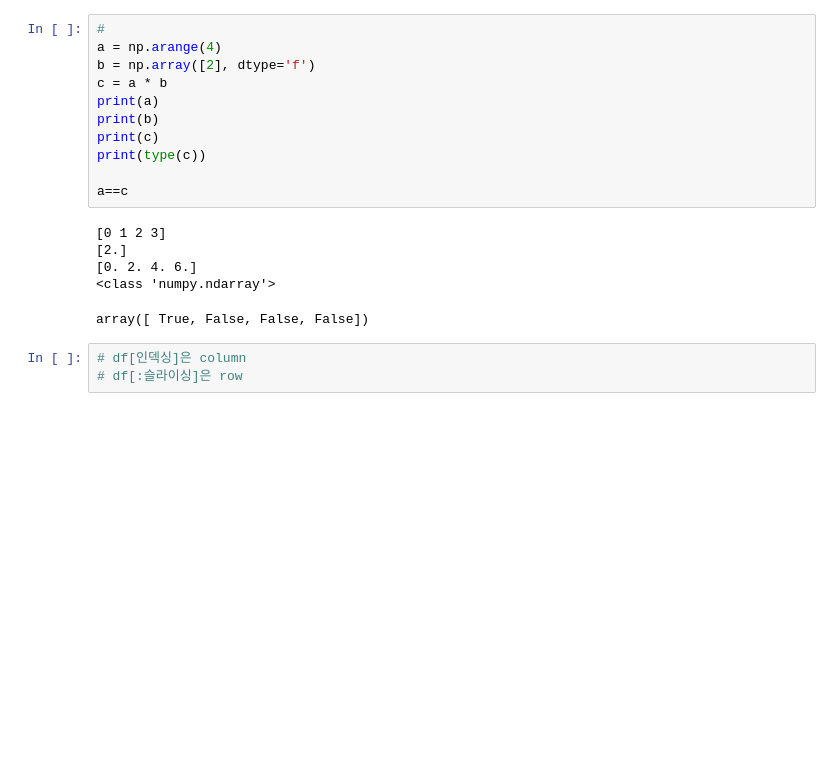
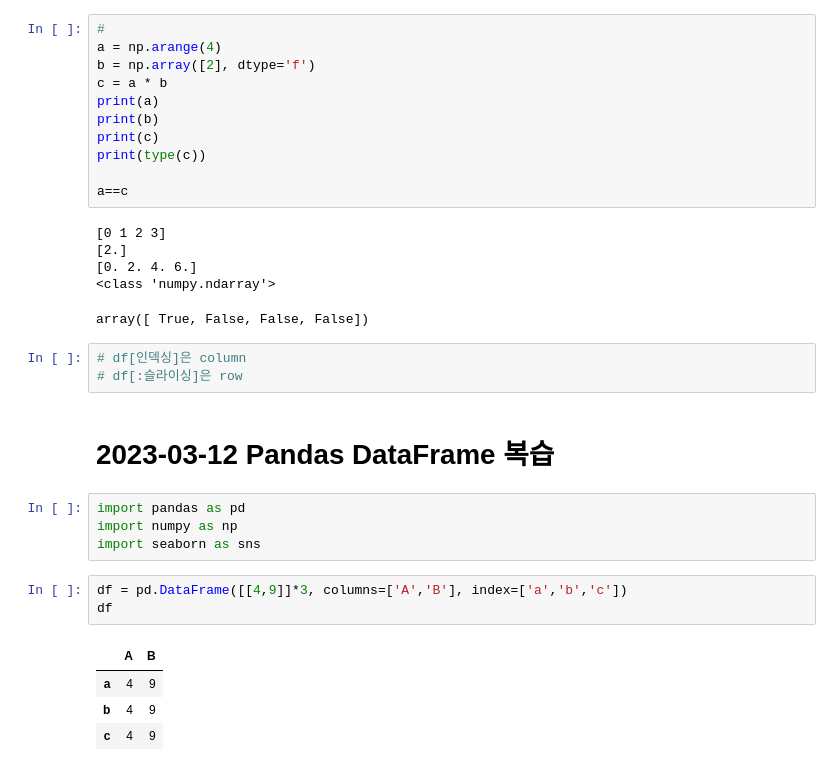
Before and after one commit to HyeshinLim/python_with_lksee, a Jupyter notebook: practice&review_lesson.ipynb, the cells around one changed output. Cells and saved outputs as stored; diff of their text form; blank space fills up the shorter version.

```diff
--- a/practice&review_lesson.ipynb
+++ b/practice&review_lesson.ipynb
@@ -826,3 +826,17 @@ array([ True, False, False, False])
 # %%
 # df[인덱싱]은 column
 # df[:슬라이싱]은 row
+# %% [markdown]
+# 2023-03-12 Pandas DataFrame 복습
+# %%
+import pandas as pd
+import numpy as np
+import seaborn as sns
+# %%
+df = pd.DataFrame([[4,9]]*3, columns=['A','B'], index=['a','b','c'])
+df
+# %% [output]
+|  | A | B |
+| a | 4 | 9 |
+| b | 4 | 9 |
+| c | 4 | 9 |
```
Also changed, not shown: parts of 6 cells of this notebook, 2 other files.
